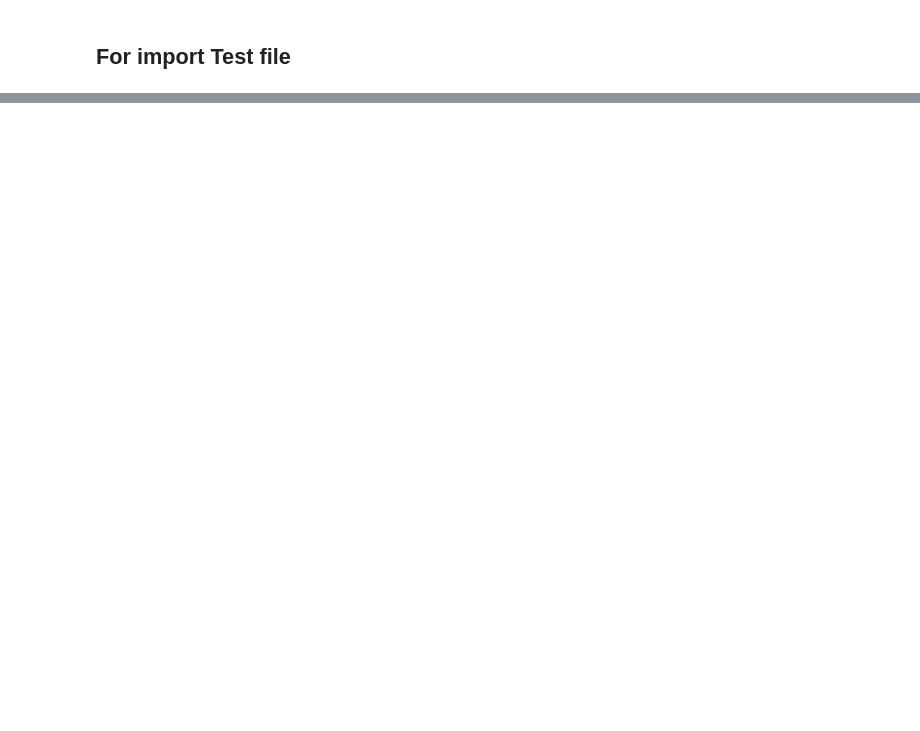
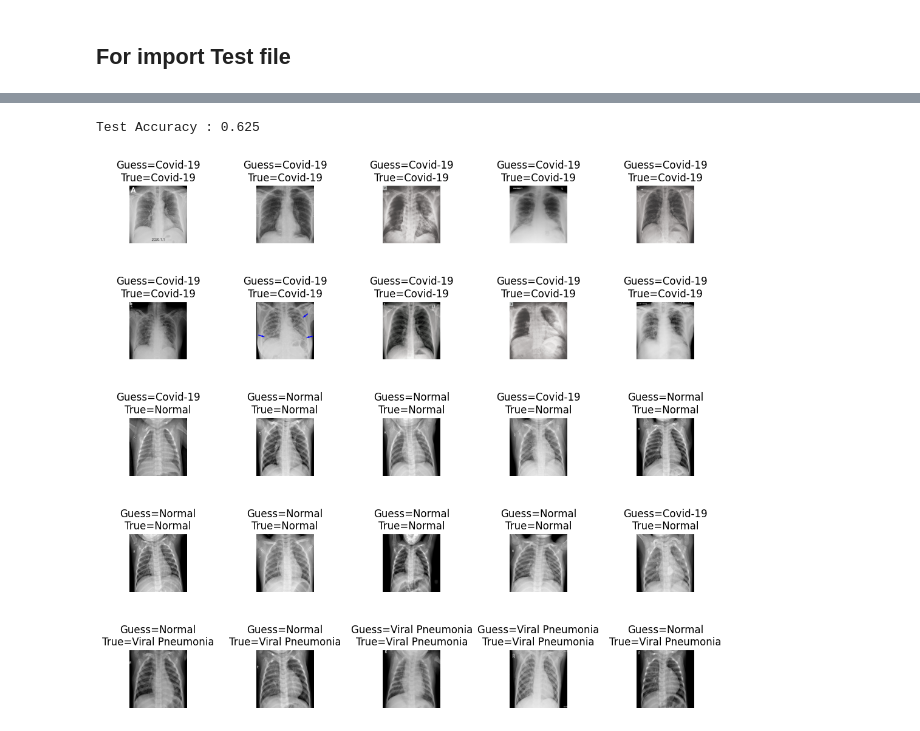
Before and after one commit to FemiAdesola/Data-Science, a Jupyter notebook: Operations_Department.ipynb, the cells around one changed output, grey strips where cells are left out. Drawn from its saved outputs; the diff is of its cells as text; code cells hidden in the pictures; blank space fills up the shorter version.

Commit message:
Evaluate Trained Deep Learning Model Performance, Import model with Pretrained weights, Intuition behind transfer learning

```diff
--- a/Operations_Department.ipynb
+++ b/Operations_Department.ipynb
@@ -347,0 +348,18 @@ Accuracy Test : 0.699999988079071
+# %%
+from sklearn.metrics import confusion_matrix, classification_report, accuracy_score
+
+prediction = []
+original = []
+image = []
+
+for i in range(len(os.listdir(test_directory))):
+  for item in os.listdir(os.path.join(test_directory,str(i))):
+    img= cv2.imread(os.path.join(test_directory,str(i),item))
+    img = cv2.resize(img,(256,256))
+    image.append(img)
+    img = img / 255
+    img = img.reshape(-1,256,256,3)
+    predict = model.predict(img)
+    predict = np.argmax(predict)
+    prediction.append(predict)
+    original.append(i)
@@ -347,0 +384,20 @@ Accuracy Test : 0.699999988079071
+# %%
+score = accuracy_score(original,prediction)
+print("Test Accuracy : {}".format(score))
+# %% [output]
+Test Accuracy : 0.625
+# %%
+L = 5
+W = 5
+
+fig, axes = plt.subplots(L, W, figsize = (12, 12))
+axes = axes.ravel()
+
+for i in np.arange(0, L*W):
+    axes[i].imshow(image[i])
+    axes[i].set_title('Guess={}\nTrue={}'.format(str(label_names[prediction[i]]), str(label_names[original[i]])))
+    axes[i].axis('off')
+
+plt.subplots_adjust(wspace = 1.2)
+# %% [output]
+[figure, added]
```
Also changed, not shown: parts of 13 cells of this notebook.
